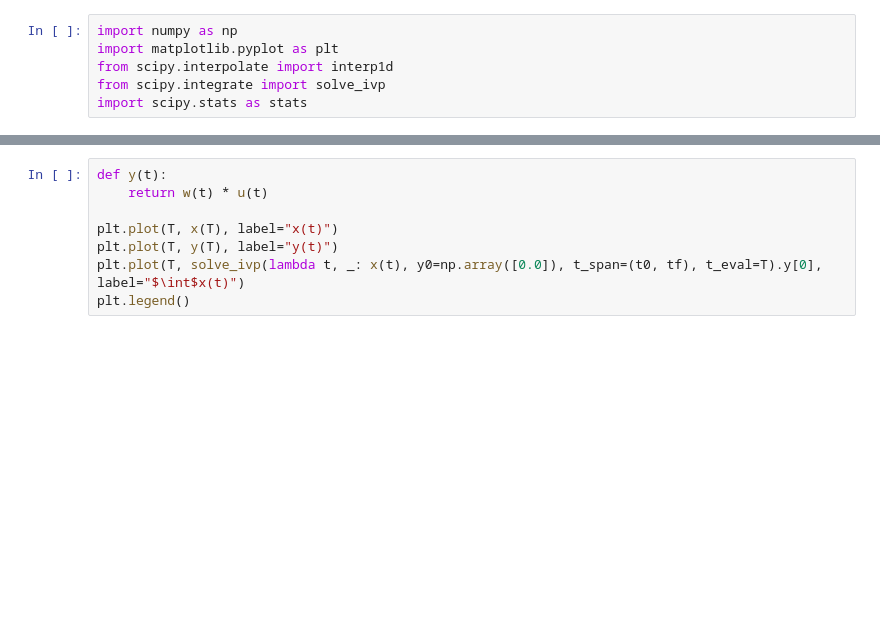
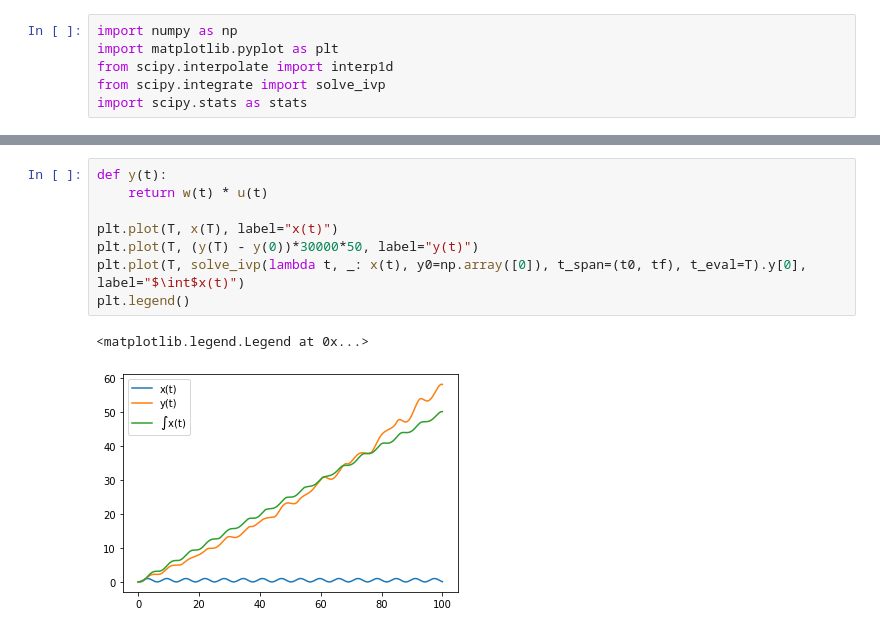
Before and after one commit to nilsceberg/path-integration-memory, a Jupyter notebook: notebooks/dye.ipynb, the cells around one changed output, grey strips where cells are left out. Cells and saved outputs as stored; diff of their text form; blank space fills up the shorter version.

```diff
--- a/notebooks/dye.ipynb
+++ b/notebooks/dye.ipynb
@@ -91,8 +149,11 @@ plt.legend()
 # %%
 def y(t):
     return w(t) * u(t)
 
 plt.plot(T, x(T), label="x(t)")
-plt.plot(T, y(T), label="y(t)")
-plt.plot(T, solve_ivp(lambda t, _: x(t), y0=np.array([0.0]), t_span=(t0, tf), t_eval=T).y[0], label="$\int$x(t)")
+plt.plot(T, (y(T) - y(0))*30000*50, label="y(t)")
+plt.plot(T, solve_ivp(lambda t, _: x(t), y0=np.array([0]), t_span=(t0, tf), t_eval=T).y[0], label="$\int$x(t)")
 plt.legend()
+# %% [output]
+<matplotlib.legend.Legend at 0x...>
+[figure, added]
```
Also changed, not shown: parts of 10 cells of this notebook.
